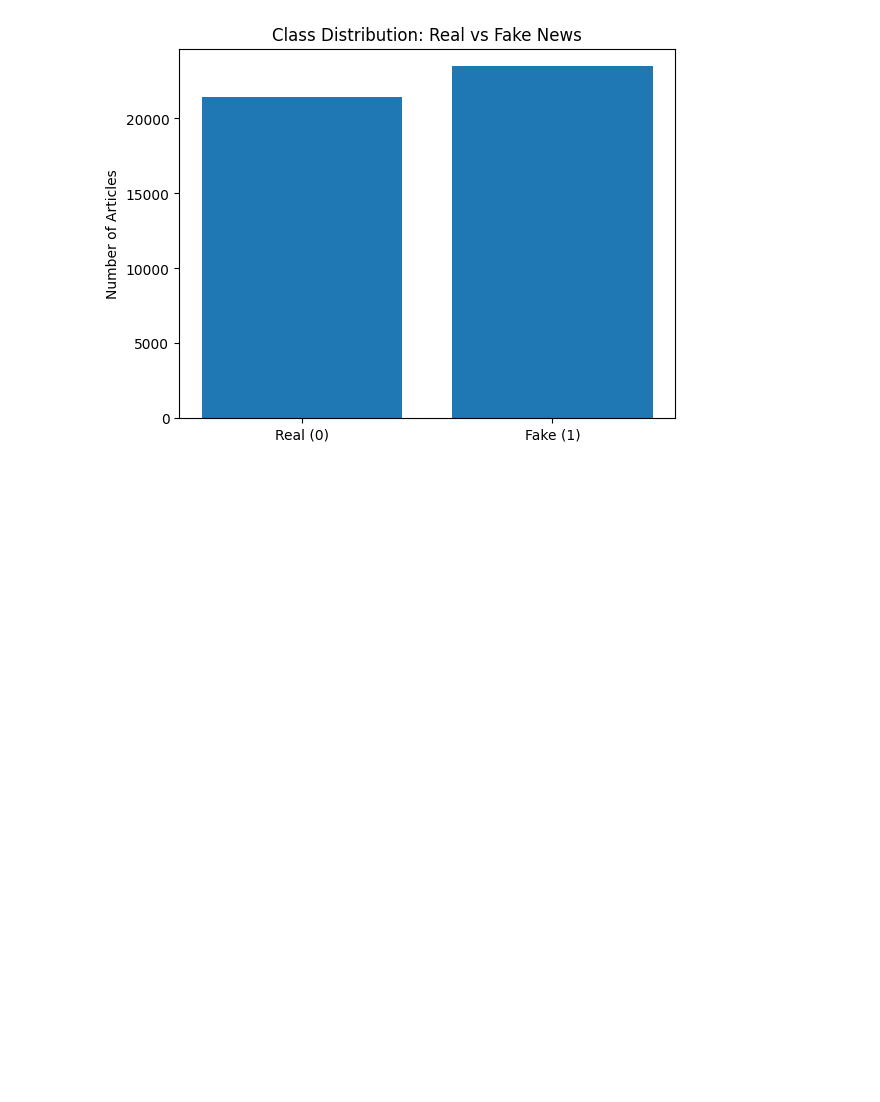
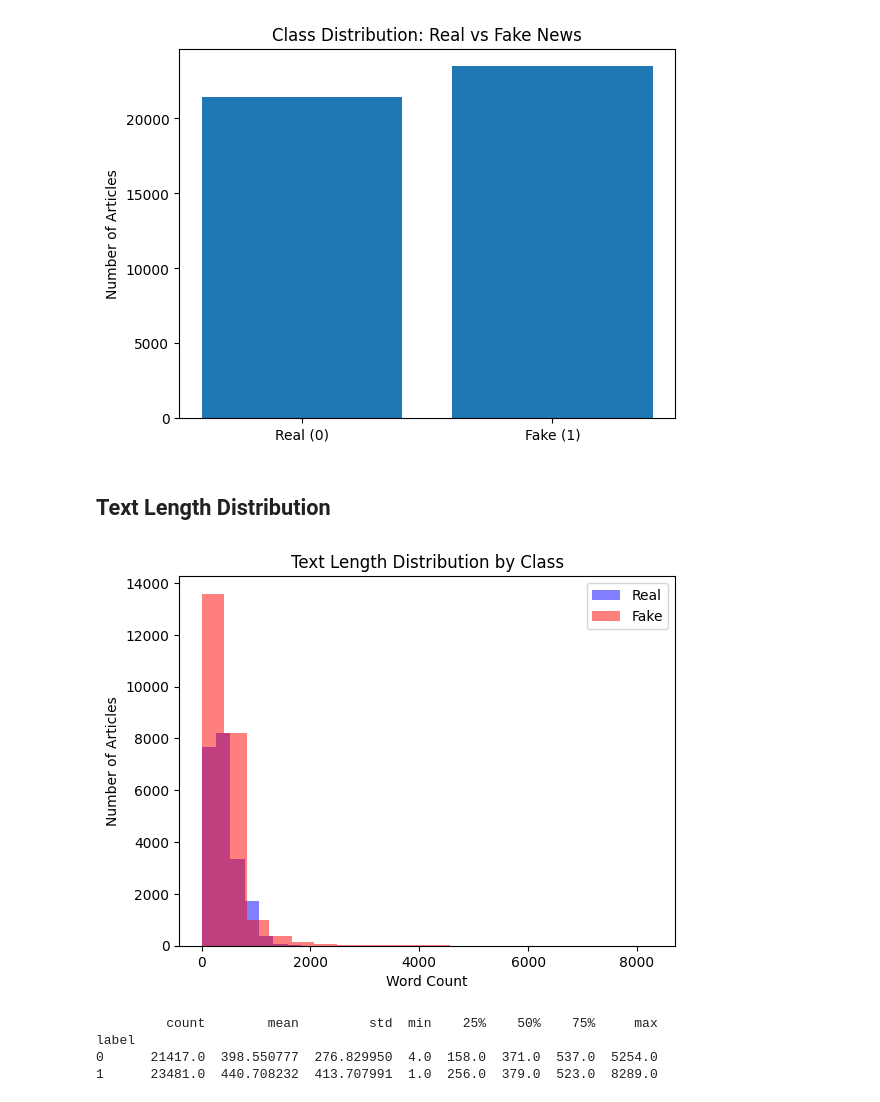
Before and after one commit to Dewnan/NLP_Group_15, a Jupyter notebook: notebooks/dewnan/pipeline.ipynb, the cells around one changed output. Saved outputs shown, nothing was run; the diff lists cells and outputs as text; code cells hidden in the pictures; blank space fills up the shorter version.

Commit message:
feat: add text length distribution function

```diff
--- a/notebooks/dewnan/pipeline.ipynb
+++ b/notebooks/dewnan/pipeline.ipynb
@@ -99,3 +107,33 @@ Name: count, dtype: int64
 Real data count: 21417, Percentage: 47.7%
 Fake data count: 23481, Percentage: 52.3%
 [figure]
+# %% [markdown]
+## Text Length Distribution
+# %%
+cleaned_df = pd.read_csv('data/processed/cleaned_news.csv')
+
+def word_counter(text):
+  words = str(text).split()
+  return len(words)
+
+cleaned_df['word_count'] = cleaned_df['content'].apply(word_counter)
+
+real_article_Wcount = cleaned_df[cleaned_df['label'] == 0]['word_count']
+fake_article_Wcount = cleaned_df[cleaned_df['label'] == 1]['word_count']
+
+plt.hist(real_article_Wcount, bins=20, alpha=0.5, label='Real', color='blue')
+plt.hist(fake_article_Wcount, bins=20, alpha=0.5, label='Fake', color='red')
+
+plt.xlabel('Word Count')
+plt.ylabel('Number of Articles')
+plt.title('Text Length Distribution by Class')
+plt.legend()
+plt.show()
+
+print(cleaned_df.groupby('label')['word_count'].describe())
+# %% [output]
+[figure, added]
+         count        mean         std  min    25%    50%    75%     max
+label
+0      21417.0  398.550777  276.829950  4.0  158.0  371.0  537.0  5254.0
+1      23481.0  440.708232  413.707991  1.0  256.0  379.0  523.0  8289.0
```
Also changed, not shown: parts of 3 cells of this notebook.
